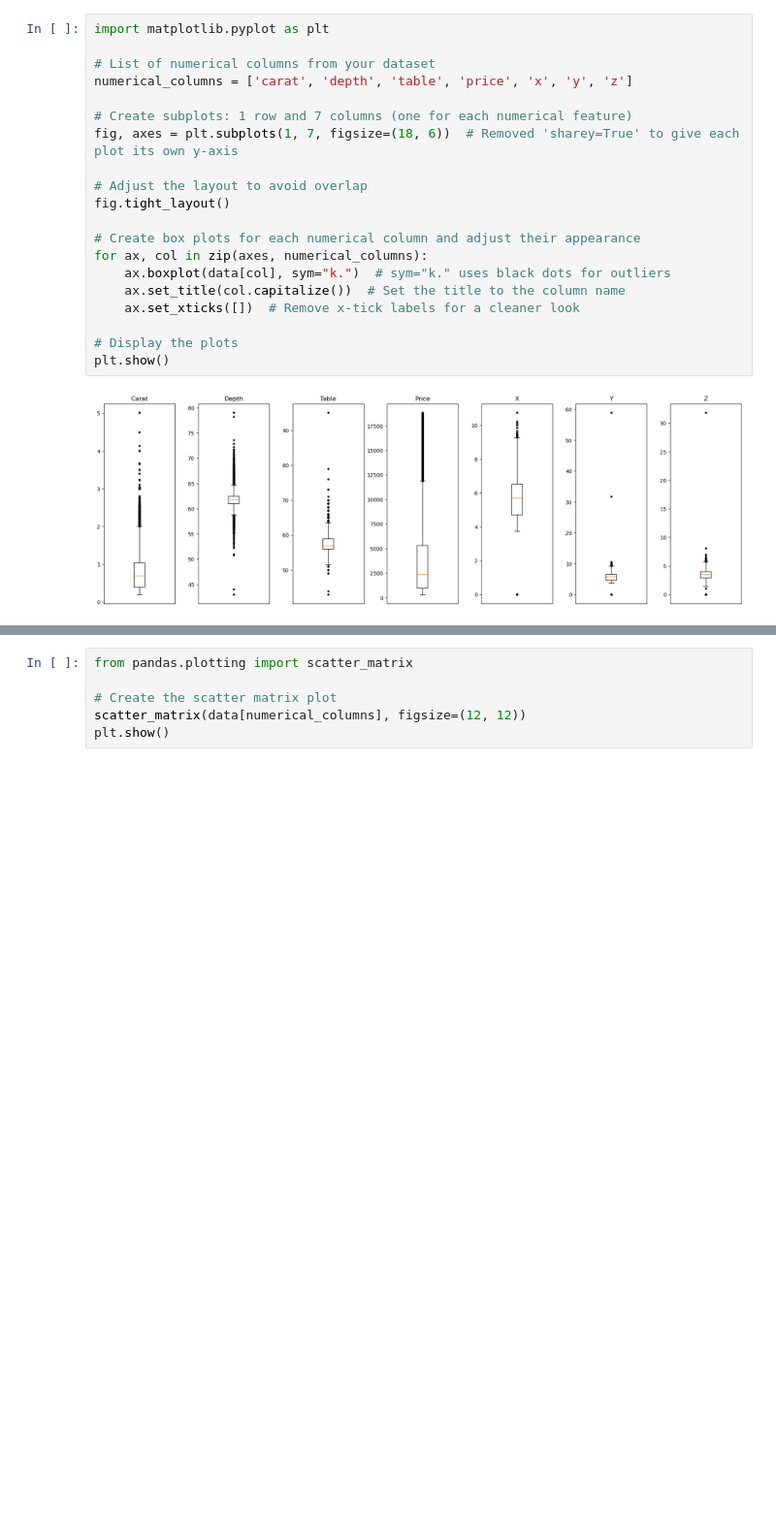
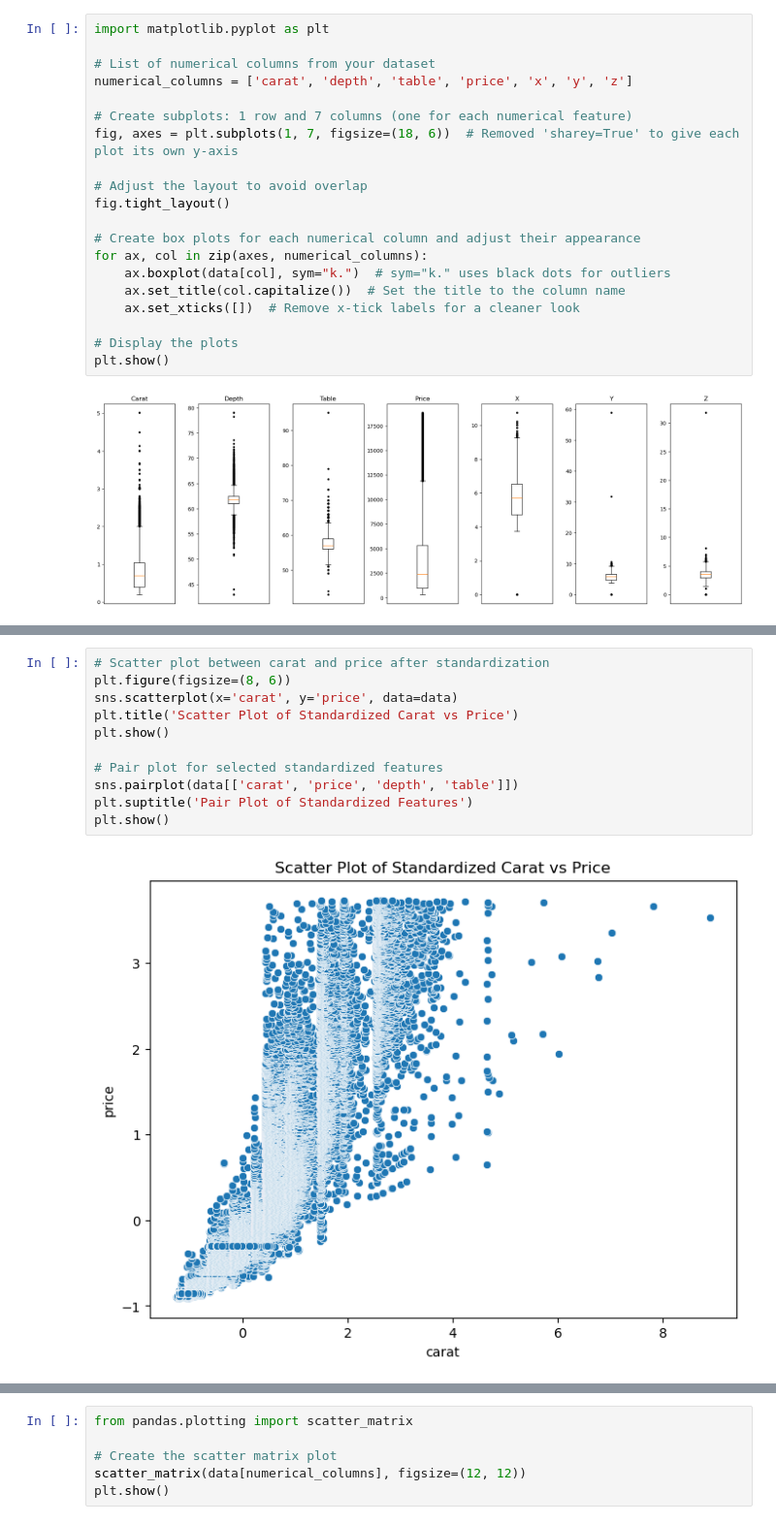
Before and after one commit to ThomasSchiolerH/Machine-Learning-And-Data-Mining, a Jupyter notebook: Project 1/project.ipynb, the cells around one changed output, grey strips where cells are left out. Shown at 97% size. Cells and saved outputs as stored; diff of their text form; blank space fills up the shorter version.

```diff
--- a/Project 1/project.ipynb
+++ b/Project 1/project.ipynb
@@ -93,0 +164,13 @@ plt.show()
+# %%
+# Scatter plot between carat and price after standardization
+plt.figure(figsize=(8, 6))
+sns.scatterplot(x='carat', y='price', data=data)
+plt.title('Scatter Plot of Standardized Carat vs Price')
+plt.show()
+
+# Pair plot for selected standardized features
+sns.pairplot(data[['carat', 'price', 'depth', 'table']])
+plt.suptitle('Pair Plot of Standardized Features')
+plt.show()
+# %% [output]
+[figure, added]
```
Also changed, not shown: parts of 5 cells of this notebook, 1 other file.
